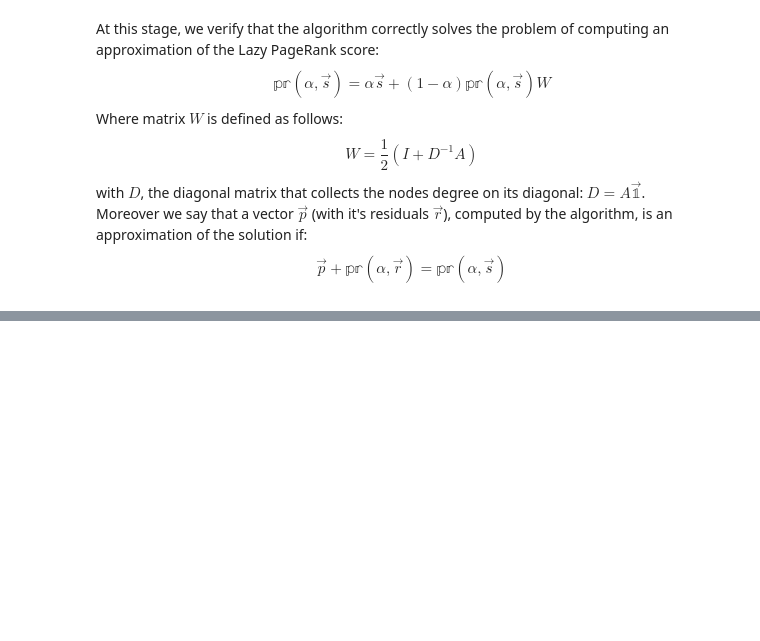
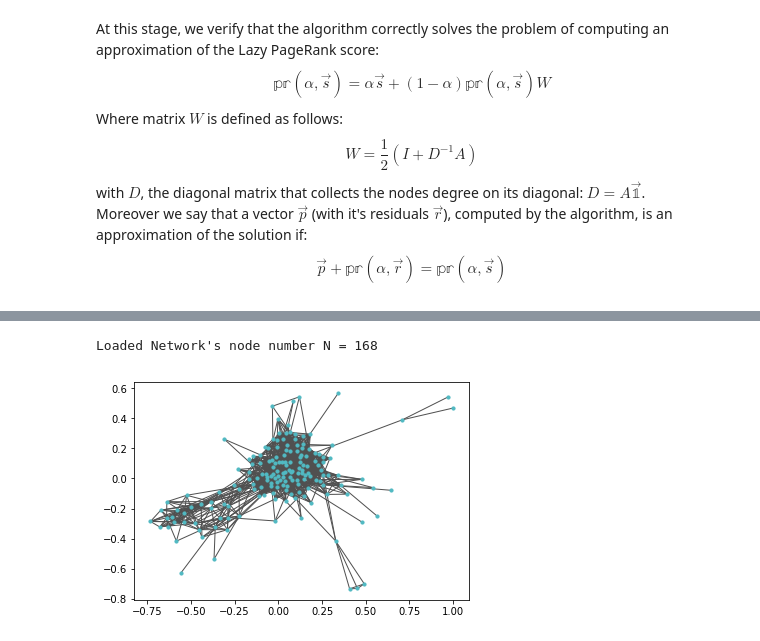
Before and after one commit to barbafrank/LCP_projects_Y2, a Jupyter notebook: HLP_Project/Project.ipynb, the cells around one changed output, grey strips where cells are left out. Drawn from its saved outputs; the diff is of its cells as text; code cells hidden in the pictures; blank space fills up the shorter version.

Commit message:
added pagerank verification block to project

```diff
--- a/HLP_Project/Project.ipynb
+++ b/HLP_Project/Project.ipynb
@@ -155,0 +123,15 @@ axs.grid(True, which="both", ls="--")
+# %%
+# load network for algorithm verification, use unweighted version
+A, N, original_idxs = edgelistParser("../datasets/facebook/686.edges", "raw_list", False)
+A_mat = list2matrix(A, False)
+print("Loaded Network's node number N =", N)
+# %% [output]
+Loaded Network's node number N = 168
+# %%
+# plot the loaded dataset
+g = nx.Graph(A_mat)
+plt.figure()
+nx.draw_networkx(g, node_size=10, with_labels=False, node_color="#51B9C2", edge_color="#505050")
+plt.show()
+# %% [output]
+[figure, added]
```
Also changed, not shown: parts of 10 cells of this notebook.
